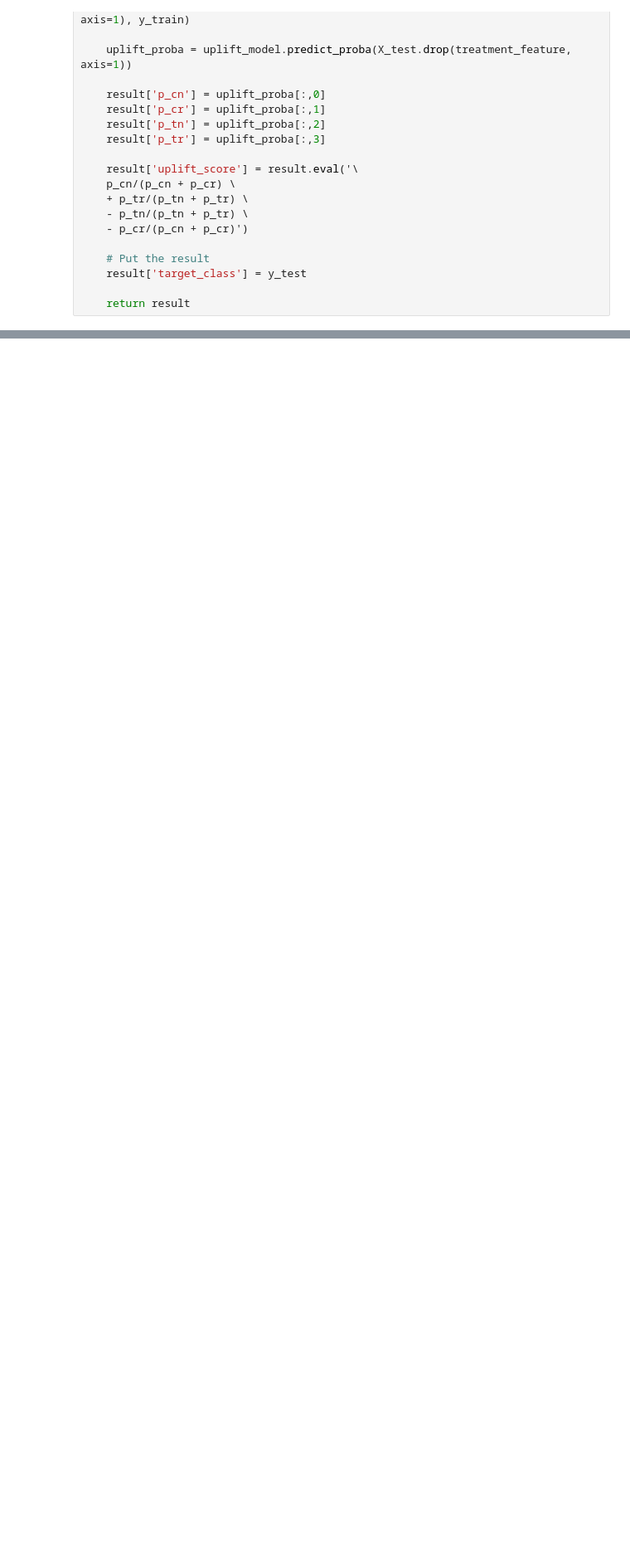
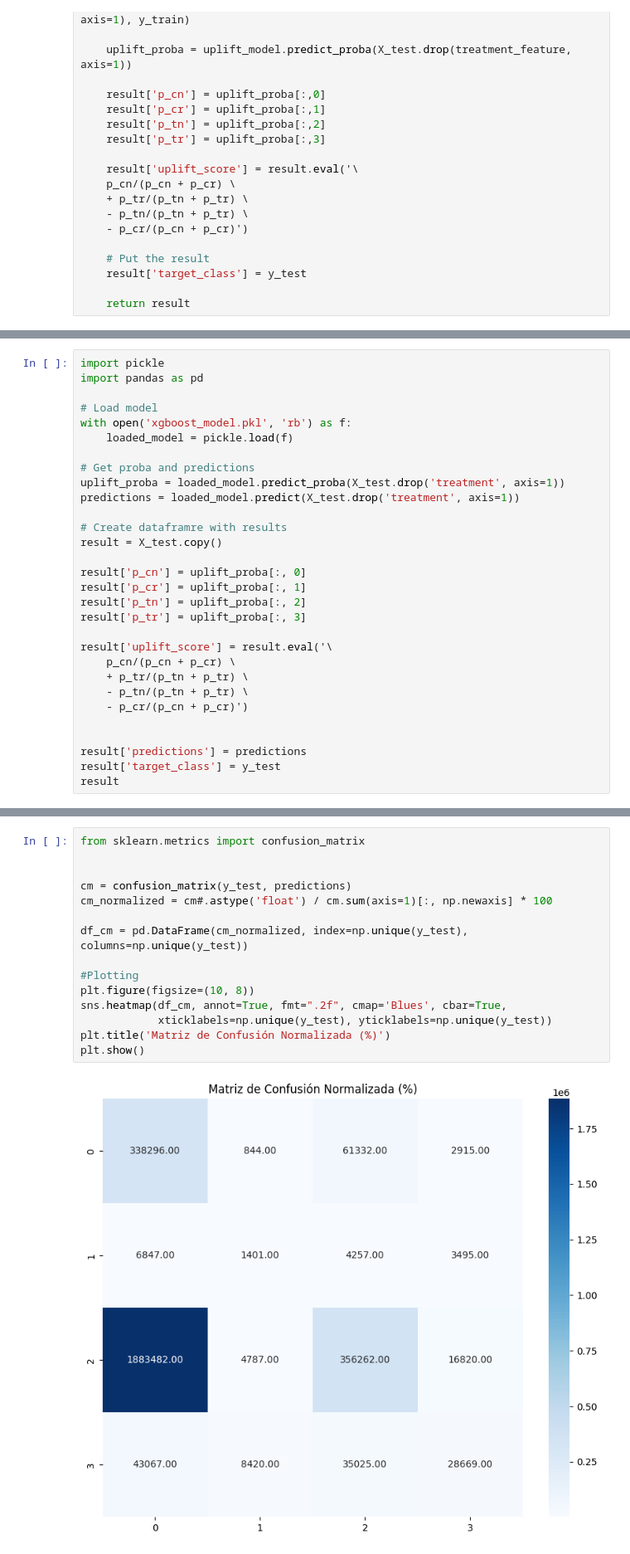
Before and after one commit to Sebastian21Ahumada/DMCC, a Jupyter notebook: src/utils/model_creation.ipynb, the cells around one changed output, grey strips where cells are left out. Shown at 83% size. Cells and saved outputs as stored; diff of their text form; blank space fills up the shorter version.

```diff
--- a/src/utils/model_creation.ipynb
+++ b/src/utils/model_creation.ipynb
@@ -234,0 +300,30 @@ result.head()
+# %%
+import pickle
+import pandas as pd
+
+# Load model
+with open('xgboost_model.pkl', 'rb') as f:
+    loaded_model = pickle.load(f)
+
+# Get proba and predictions
+uplift_proba = loaded_model.predict_proba(X_test.drop('treatment', axis=1))
+predictions = loaded_model.predict(X_test.drop('treatment', axis=1))
+
+# Create dataframre with results
+result = X_test.copy()
+
+result['p_cn'] = uplift_proba[:, 0]
+result['p_cr'] = uplift_proba[:, 1]
+result['p_tn'] = uplift_proba[:, 2]
+result['p_tr'] = uplift_proba[:, 3]
+
+result['uplift_score'] = result.eval('\
+    p_cn/(p_cn + p_cr) \
+    + p_tr/(p_tn + p_tr) \
+    - p_tn/(p_tn + p_tr) \
+    - p_cr/(p_cn + p_cr)')
+
+
+result['predictions'] = predictions
+result['target_class'] = y_test
+result
@@ -234,0 +388,17 @@ result.head()
+# %%
+from sklearn.metrics import confusion_matrix
+
+
+cm = confusion_matrix(y_test, predictions)
+cm_normalized = cm#.astype('float') / cm.sum(axis=1)[:, np.newaxis] * 100
+
+df_cm = pd.DataFrame(cm_normalized, index=np.unique(y_test), columns=np.unique(y_test))
+
+#Plotting
+plt.figure(figsize=(10, 8))
+sns.heatmap(df_cm, annot=True, fmt=".2f", cmap='Blues', cbar=True,
+            xticklabels=np.unique(y_test), yticklabels=np.unique(y_test))
+plt.title('Matriz de Confusión Normalizada (%)')
+plt.show()
+# %% [output]
+[figure, added]
```
Also changed, not shown: parts of 12 cells of this notebook, 8 other files.
